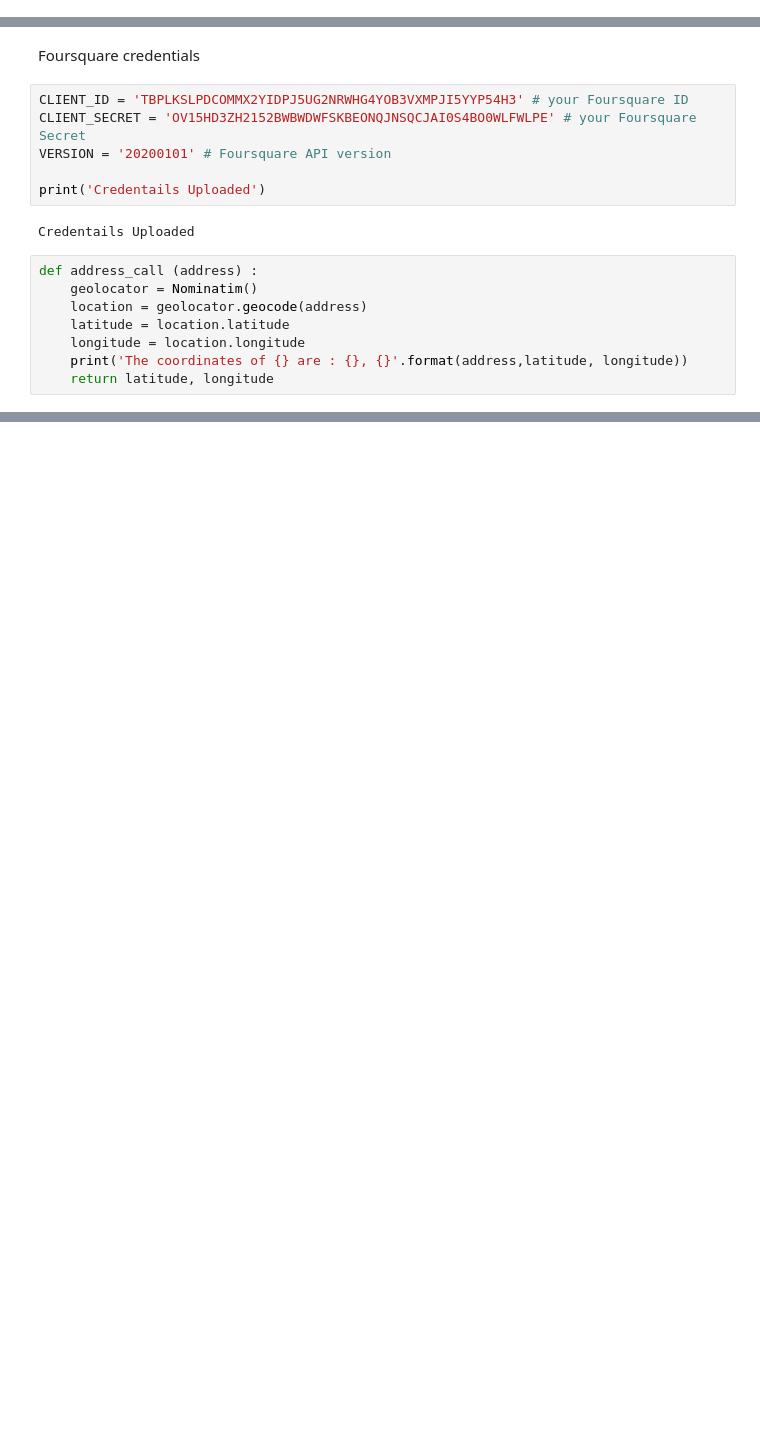
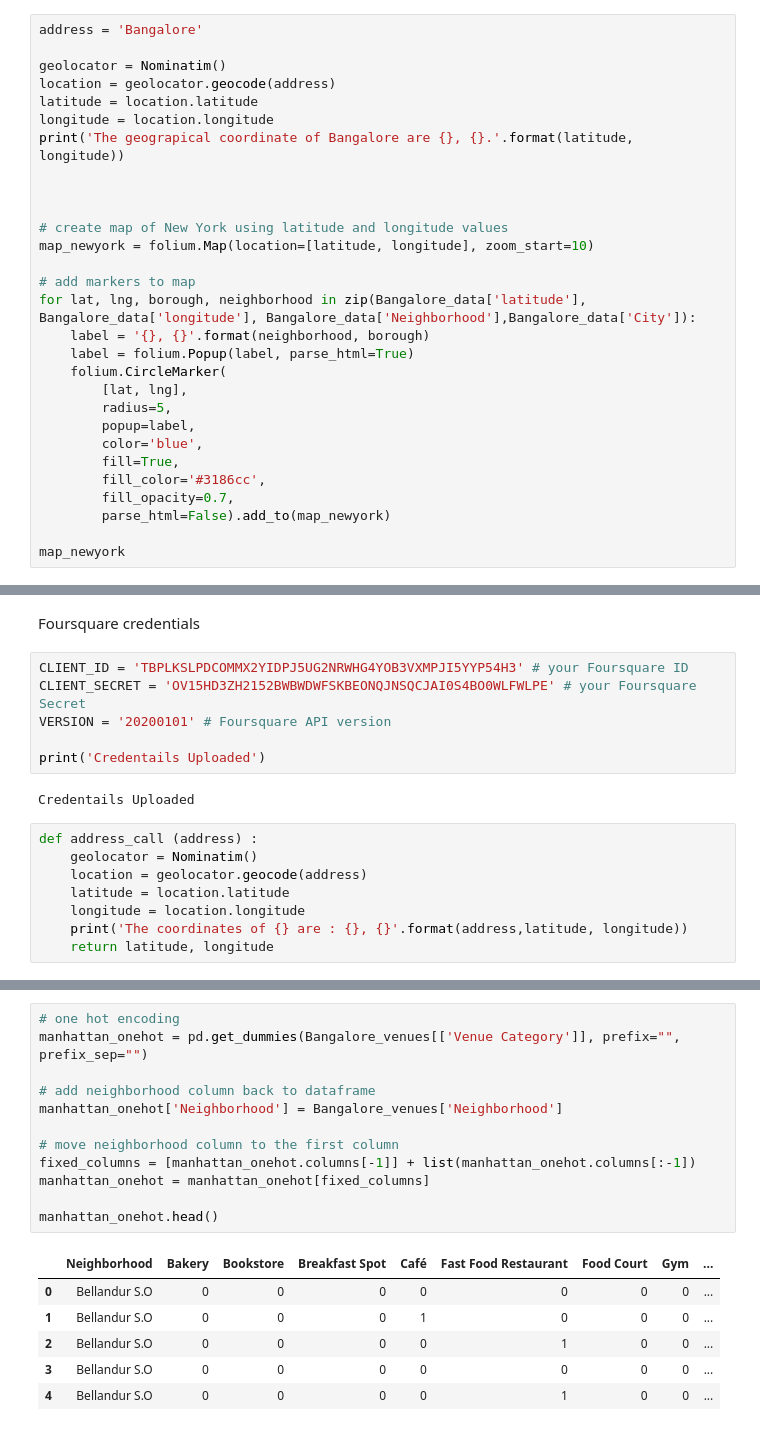
Before and after one commit to abhi-2693/Coursera_capstone, a Jupyter notebook: Capstone project/CapstoneProj_BattleoftheNeighborhoods.ipynb, the cells around one changed output, grey strips where cells are left out. Saved outputs shown, nothing was run; the diff lists cells and outputs as text; blank space fills up the shorter version.

```diff
--- a/Capstone project/CapstoneProj_BattleoftheNeighborhoods.ipynb
+++ b/Capstone project/CapstoneProj_BattleoftheNeighborhoods.ipynb
@@ -30,0 +53,29 @@ Libraries imported.
+# %%
+address = 'Bangalore'
+
+geolocator = Nominatim()
+location = geolocator.geocode(address)
+latitude = location.latitude
+longitude = location.longitude
+print('The geograpical coordinate of Bangalore are {}, {}.'.format(latitude, longitude))
+
+
+
+# create map of New York using latitude and longitude values
+map_newyork = folium.Map(location=[latitude, longitude], zoom_start=10)
+
+# add markers to map
+for lat, lng, borough, neighborhood in zip(Bangalore_data['latitude'], Bangalore_data['longitude'], Bangalore_data['Neighborhood'],Bangalore_data['City']):
+    label = '{}, {}'.format(neighborhood, borough)
+    label = folium.Popup(label, parse_html=True)
+    folium.CircleMarker(
+        [lat, lng],
+        radius=5,
+        popup=label,
+        color='blue',
+        fill=True,
+        fill_color='#3186cc',
+        fill_opacity=0.7,
+        parse_html=False).add_to(map_newyork)
+
+map_newyork
@@ -62,0 +204,19 @@ a
+# %%
+# one hot encoding
+manhattan_onehot = pd.get_dummies(Bangalore_venues[['Venue Category']], prefix="", prefix_sep="")
+
+# add neighborhood column back to dataframe
+manhattan_onehot['Neighborhood'] = Bangalore_venues['Neighborhood']
+
+# move neighborhood column to the first column
+fixed_columns = [manhattan_onehot.columns[-1]] + list(manhattan_onehot.columns[:-1])
+manhattan_onehot = manhattan_onehot[fixed_columns]
+
+manhattan_onehot.head()
+# %% [output]
+|  | Neighborhood | Bakery | Bookstore | Breakfast Spot | Café | Fast Food Restaurant | Food Court | Gym | ... |
+| 0 | Bellandur S.O | 0 | 0 | 0 | 0 | 0 | 0 | 0 | ... |
+| 1 | Bellandur S.O | 0 | 0 | 0 | 1 | 0 | 0 | 0 | ... |
+| 2 | Bellandur S.O | 0 | 0 | 0 | 0 | 1 | 0 | 0 | ... |
+| 3 | Bellandur S.O | 0 | 0 | 0 | 0 | 0 | 0 | 0 | ... |
+| 4 | Bellandur S.O | 0 | 0 | 0 | 0 | 1 | 0 | 0 | ... |
```
Also changed, not shown: parts of 13 cells of this notebook, 5 other files.
